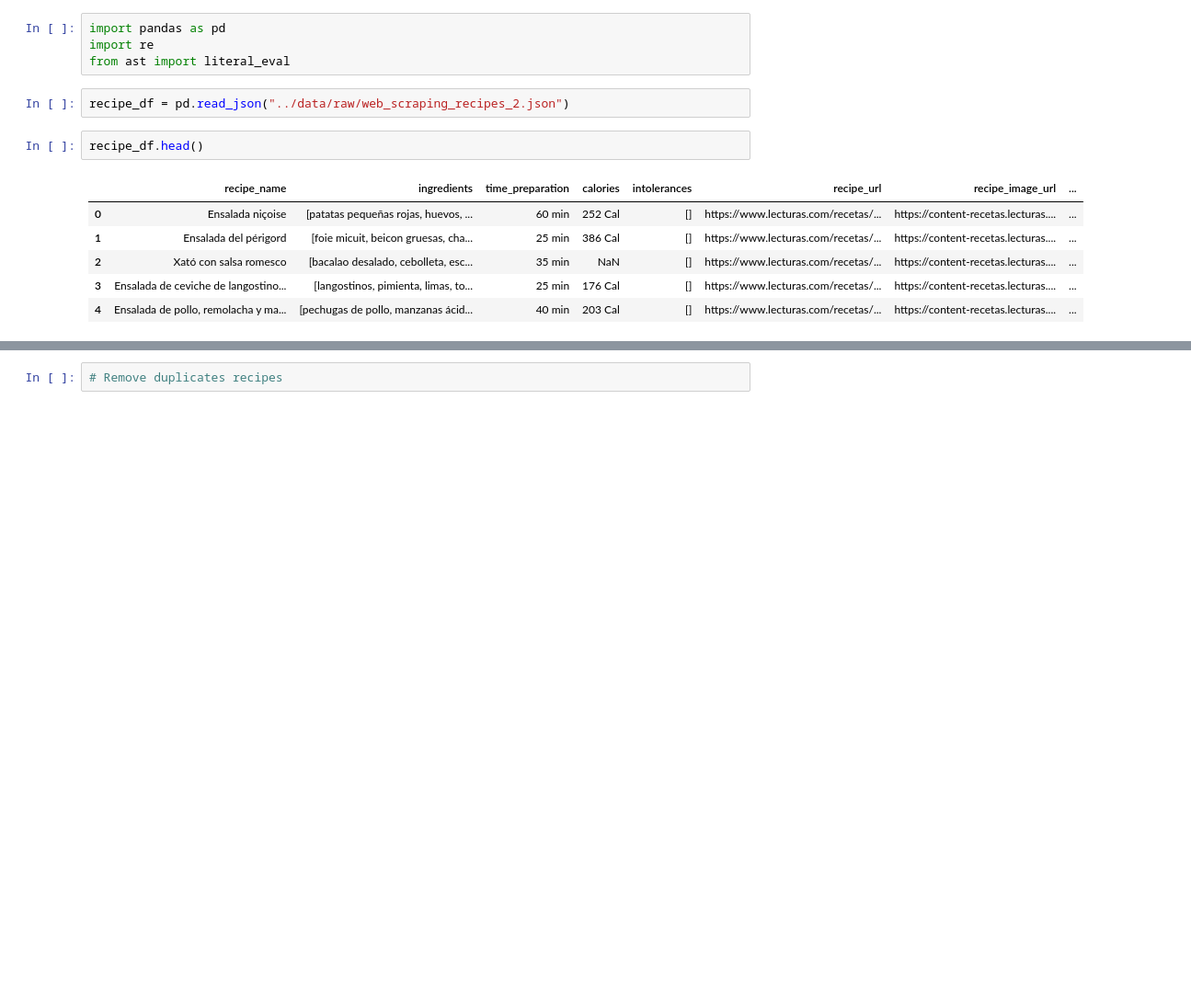
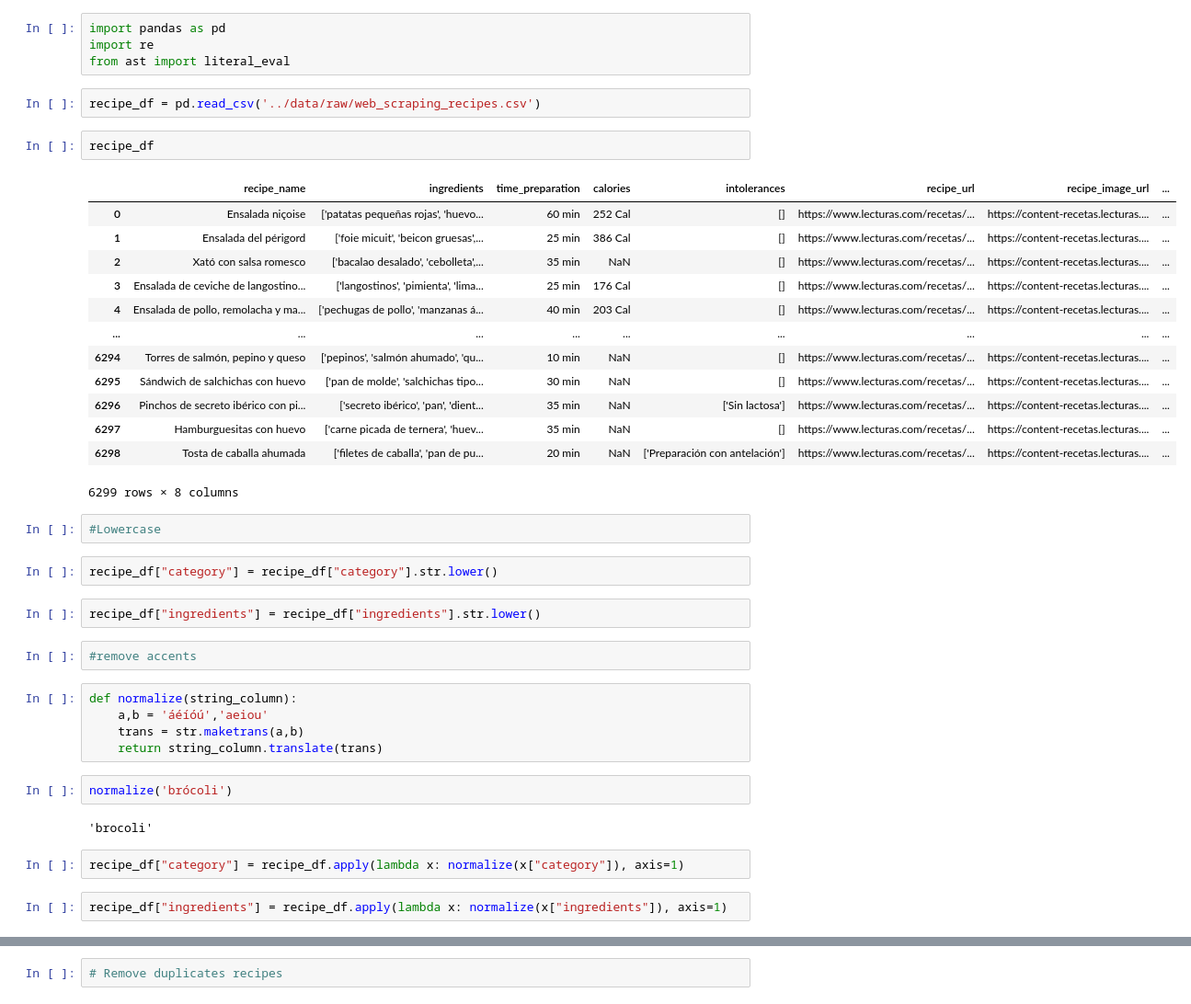
Before and after one commit to vkamg/Ironhack-Final-Project, a Jupyter notebook: notebooks/data_cleaning.ipynb, the cells around one changed output, grey strips where cells are left out. Shown at 92% size. Cells and saved outputs as stored; diff of their text form; blank space fills up the shorter version.

```diff
--- a/notebooks/data_cleaning.ipynb
+++ b/notebooks/data_cleaning.ipynb
@@ -3,13 +3,41 @@ import pandas as pd
 import re
 from ast import literal_eval
 # %%
-recipe_df = pd.read_json("../data/raw/web_scraping_recipes_2.json")
+recipe_df = pd.read_csv('../data/raw/web_scraping_recipes.csv')
 # %%
-recipe_df.head()
+recipe_df
 # %% [output]
 |  | recipe_name | ingredients | time_preparation | calories | intolerances | recipe_url | recipe_image_url | ... |
-| 0 | Ensalada niçoise | [patatas pequeñas rojas, huevos, ... | 60 min | 252 Cal | [] | https://www.lecturas.com/recetas/... | https://content-recetas.lecturas.... | ... |
-| 1 | Ensalada del périgord | [foie micuit, beicon gruesas, cha... | 25 min | 386 Cal | [] | https://www.lecturas.com/recetas/... | https://content-recetas.lecturas.... | ... |
-| 2 | Xató con salsa romesco | [bacalao desalado, cebolleta, esc... | 35 min | NaN | [] | https://www.lecturas.com/recetas/... | https://content-recetas.lecturas.... | ... |
-| 3 | Ensalada de ceviche de langostino... | [langostinos, pimienta, limas, to... | 25 min | 176 Cal | [] | https://www.lecturas.com/recetas/... | https://content-recetas.lecturas.... | ... |
-| 4 | Ensalada de pollo, remolacha y ma... | [pechugas de pollo, manzanas ácid... | 40 min | 203 Cal | [] | https://www.lecturas.com/recetas/... | https://content-recetas.lecturas.... | ... |
+| 0 | Ensalada niçoise | ['patatas pequeñas rojas', 'huevo... | 60 min | 252 Cal | [] | https://www.lecturas.com/recetas/... | https://content-recetas.lecturas.... | ... |
+| 1 | Ensalada del périgord | ['foie micuit', 'beicon gruesas',... | 25 min | 386 Cal | [] | https://www.lecturas.com/recetas/... | https://content-recetas.lecturas.... | ... |
+| 2 | Xató con salsa romesco | ['bacalao desalado', 'cebolleta',... | 35 min | NaN | [] | https://www.lecturas.com/recetas/... | https://content-recetas.lecturas.... | ... |
+| 3 | Ensalada de ceviche de langostino... | ['langostinos', 'pimienta', 'lima... | 25 min | 176 Cal | [] | https://www.lecturas.com/recetas/... | https://content-recetas.lecturas.... | ... |
+| 4 | Ensalada de pollo, remolacha y ma... | ['pechugas de pollo', 'manzanas á... | 40 min | 203 Cal | [] | https://www.lecturas.com/recetas/... | https://content-recetas.lecturas.... | ... |
+| ... | ... | ... | ... | ... | ... | ... | ... | ... |
+| 6294 | Torres de salmón, pepino y queso | ['pepinos', 'salmón ahumado', 'qu... | 10 min | NaN | [] | https://www.lecturas.com/recetas/... | https://content-recetas.lecturas.... | ... |
+| 6295 | Sándwich de salchichas con huevo | ['pan de molde', 'salchichas tipo... | 30 min | NaN | [] | https://www.lecturas.com/recetas/... | https://content-recetas.lecturas.... | ... |
+| 6296 | Pinchos de secreto ibérico con pi... | ['secreto ibérico', 'pan', 'dient... | 35 min | NaN | ['Sin lactosa'] | https://www.lecturas.com/recetas/... | https://content-recetas.lecturas.... | ... |
+| 6297 | Hamburguesitas con huevo | ['carne picada de ternera', 'huev... | 35 min | NaN | [] | https://www.lecturas.com/recetas/... | https://content-recetas.lecturas.... | ... |
+| 6298 | Tosta de caballa ahumada | ['filetes de caballa', 'pan de pu... | 20 min | NaN | ['Preparación con antelación'] | https://www.lecturas.com/recetas/... | https://content-recetas.lecturas.... | ... |
+6299 rows × 8 columns
+# %%
+#Lowercase
+# %%
+recipe_df["category"] = recipe_df["category"].str.lower()
+# %%
+recipe_df["ingredients"] = recipe_df["ingredients"].str.lower()
+# %%
+#remove accents
+# %%
+def normalize(string_column):
+    a,b = 'áéíóú','aeiou'
+    trans = str.maketrans(a,b)
+    return string_column.translate(trans)
+# %%
+normalize('brócoli')
+# %% [output]
+'brocoli'
+# %%
+recipe_df["category"] = recipe_df.apply(lambda x: normalize(x["category"]), axis=1)
+# %%
+recipe_df["ingredients"] = recipe_df.apply(lambda x: normalize(x["ingredients"]), axis=1)
```
Also changed, not shown: parts of 19 cells of this notebook, 4 other files.
